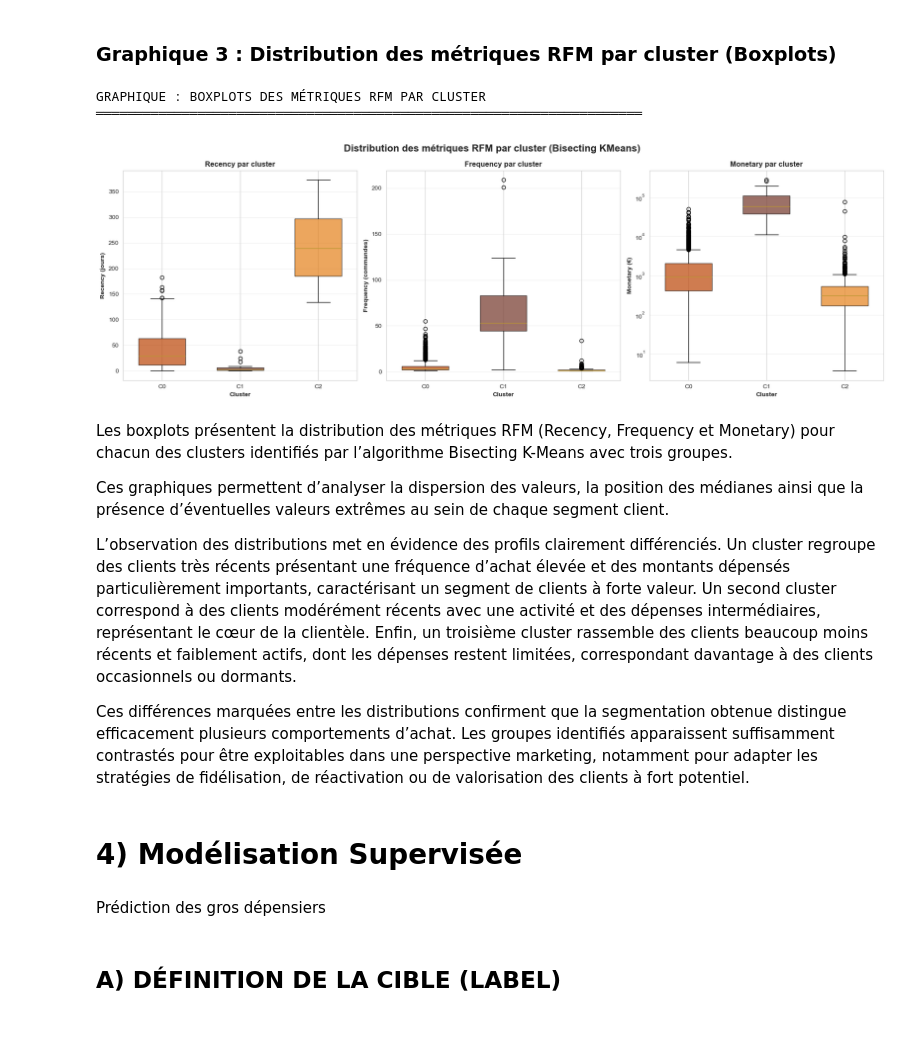
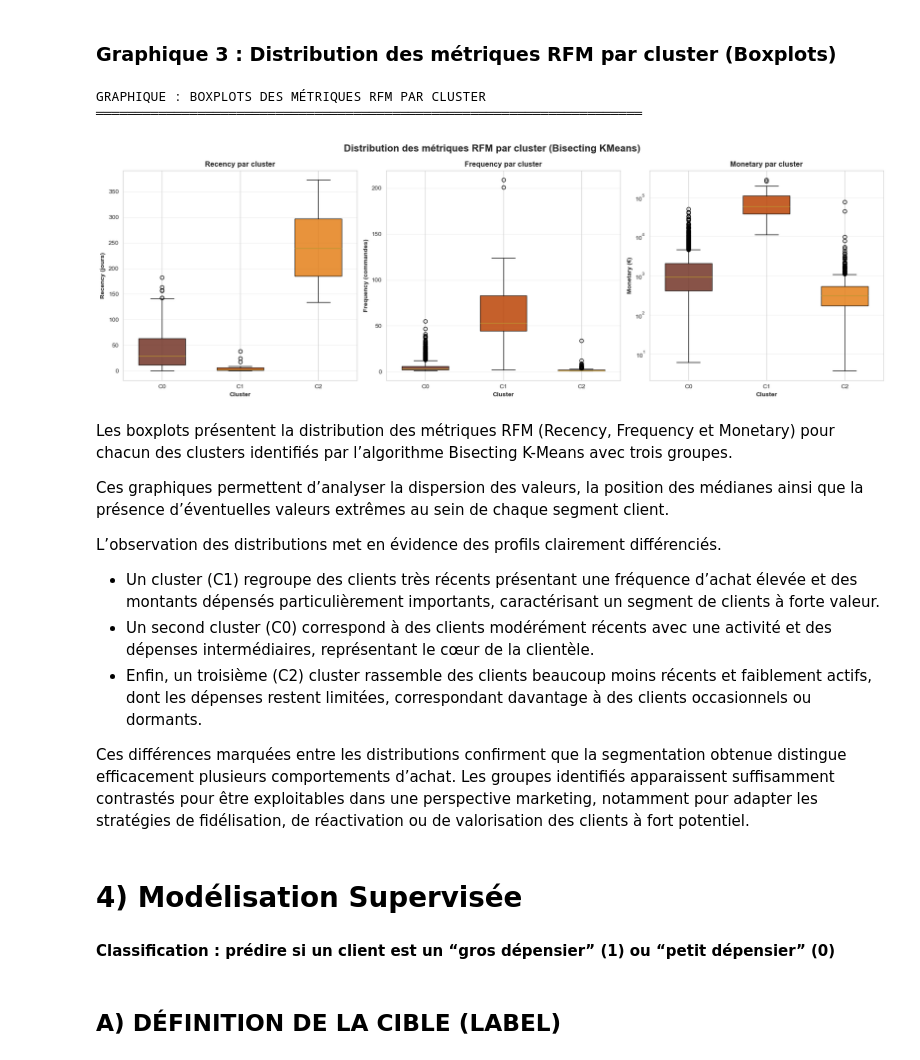
Before and after one commit to EdLac/spark-ecommerce, a Jupyter notebook: notebooks/ProjetFinal.ipynb, the cells around one changed output. Drawn from its saved outputs; the diff is of its cells as text; code cells hidden in the pictures; blank space fills up the shorter version.

```diff
--- a/notebooks/ProjetFinal.ipynb
+++ b/notebooks/ProjetFinal.ipynb
@@ -1086,8 +1087,8 @@ fig, ax = plt.subplots(figsize=(12,8))
 
 CLUSTER_COLORS = {
     0: '#733528',
-    1: '#bb4406',
-    2: '#e4801a'
+    1: "#f97128",
+    2: "#e3a261"
 }
 
 palette = [CLUSTER_COLORS.get(int(c), "#cccccc")
@@ -1135,7 +1136,7 @@ import matplotlib.pyplot as plt
 import seaborn as sns
 
 total = rfm_clustered.count()
-fraction = min(5000/total, 1.0)
+fraction = min(5000 / float(total), 1.0)
 
 rfm_sample_full = (
     rfm_clustered
@@ -1144,6 +1145,12 @@ rfm_sample_full = (
 )
 
 clusters = sorted(rfm_sample_full['cluster'].unique())
+
+def color_boxplot(bp, clusters, color_map):
+    colors = [color_map.get(int(c), "#cccccc") for c in clusters]
+    for patch, color in zip(bp['boxes'], colors):
+        patch.set_facecolor(color)
+        patch.set_alpha(0.85)
 
 print("\nGRAPHIQUE : BOXPLOTS DES MÉTRIQUES RFM PAR CLUSTER")
 print("═"*70,"\n")
@@ -1154,22 +1161,18 @@ CLUSTER_COLORS = {
     2: '#e4801a'
 }
 
-palette = [CLUSTER_COLORS.get(int(c), "#cccccc")
-           for c in cluster_dist_pd['cluster']]
-
 fig, axes = plt.subplots(1,3, figsize=(18,6))
 fig.suptitle('Distribution des métriques RFM par cluster (Bisecting KMeans)',
              fontsize=16, fontweight='bold')
 
 bp1 = axes[0].boxplot(
     [rfm_sample_full[rfm_sample_full['cluster']==c]['Recency'].values for c in clusters],
-    labels=[f'C{c}' for c in clusters],
+    tick_labels=[f'C{c}' for c in clusters],
     patch_artist=True,
     widths=0.6
 )
-for patch, color in zip(bp1['boxes'], colors):
-    patch.set_facecolor(color)
-    patch.set_alpha(0.7)
+
+color_boxplot(bp1, clusters, CLUSTER_COLORS)
 
 axes[0].set_xlabel('Cluster', fontweight='bold')
 axes[0].set_ylabel('Recency (jours)', fontweight='bold')
@@ -1179,58 +1182,59 @@ axes[0].grid(axis='y', alpha=0.3)
 
 bp2 = axes[1].boxplot(
     [rfm_sample_full[rfm_sample_full['cluster']==c]['Frequency'].values for c in clusters],
-    labels=[f'C{c}' for c in clusters],
+    tick_labels=[f'C{c}' for c in clusters],
     patch_artist=True,
     widths=0.6
 )
-for patch, color in zip(bp2['boxes'], colors):
-    patch.set_facecolor(color)
-    patch.set_alpha(0.7)
+
+color_boxplot(bp2, clusters, CLUSTER_COLORS)
 
 axes[1].set_xlabel('Cluster', fontweight='bold')
 axes[1].set_ylabel('Frequency (commandes)', fontweight='bold')
 axes[1].set_title('Frequency par cluster', fontweight='bold')
 axes[1].grid(axis='y', alpha=0.3)
 
 
 
 bp3 = axes[2].boxplot(
     [rfm_sample_full[rfm_sample_full['cluster']==c]['Monetary'].values for c in clusters],
-    labels=[f'C{c}' for c in clusters],
+    tick_labels=[f'C{c}' for c in clusters],
     patch_artist=True,
     widths=0.6
 )
-for patch, color in zip(bp3['boxes'], colors):
-    patch.set_facecolor(color)
-    patch.set_alpha(0.7)
+
+color_boxplot(bp3, clusters, CLUSTER_COLORS)
 
 axes[2].set_xlabel('Cluster', fontweight='bold')
 axes[2].set_ylabel('Monetary (€)', fontweight='bold')
 axes[2].set_title('Monetary par cluster', fontweight='bold')
 
 
 axes[2].set_yscale('log')
 
 axes[2].grid(axis='y', alpha=0.3)
 
 plt.tight_layout()
 plt.show()
 # %% [output]
 GRAPHIQUE : BOXPLOTS DES MÉTRIQUES RFM PAR CLUSTER
 ══════════════════════════════════════════════════════════════════════
-[figure, old version]
+[figure, new version]
 # %% [markdown]
 Les boxplots présentent la distribution des métriques RFM (Recency, Frequency et Monetary) pour chacun des clusters identifiés par l’algorithme Bisecting K-Means avec trois groupes.
 
 Ces graphiques permettent d’analyser la dispersion des valeurs, la position des médianes ainsi que la présence d’éventuelles valeurs extrêmes au sein de chaque segment client.
 
-L’observation des distributions met en évidence des profils clairement différenciés. Un cluster regroupe des clients très récents présentant une fréquence d’achat élevée et des montants dépensés particulièrement importants, caractérisant un segment de clients à forte valeur. Un second cluster correspond à des clients modérément récents avec une activité et des dépenses intermédiaires, représentant le cœur de la clientèle. Enfin, un troisième cluster rassemble des clients beaucoup moins récents et faiblement actifs, dont les dépenses restent limitées, correspondant davantage à des clients occasionnels ou dormants.
+L’observation des distributions met en évidence des profils clairement différenciés.
+- Un cluster (C1) regroupe des clients très récents présentant une fréquence d’achat élevée et des montants dépensés particulièrement importants, caractérisant un segment de clients à forte valeur.
+- Un second cluster (C0) correspond à des clients modérément récents avec une activité et des dépenses intermédiaires, représentant le cœur de la clientèle.
+- Enfin, un troisième (C2) cluster rassemble des clients beaucoup moins récents et faiblement actifs, dont les dépenses restent limitées, correspondant davantage à des clients occasionnels ou dormants.
 
 Ces différences marquées entre les distributions confirment que la segmentation obtenue distingue efficacement plusieurs comportements d’achat. Les groupes identifiés apparaissent suffisamment contrastés pour être exploitables dans une perspective marketing, notamment pour adapter les stratégies de fidélisation, de réactivation ou de valorisation des clients à fort potentiel.
 # %% [markdown]
 # 4) Modélisation Supervisée
 # %% [markdown]
-Prédiction des gros dépensiers
+**Classification : prédire si un client est un “gros dépensier” (1) ou “petit dépensier” (0)**
 # %% [markdown]
 ## A) DÉFINITION DE LA CIBLE (LABEL)
 # %%
```
Also changed, not shown: parts of 48 cells of this notebook, 1 other file.
